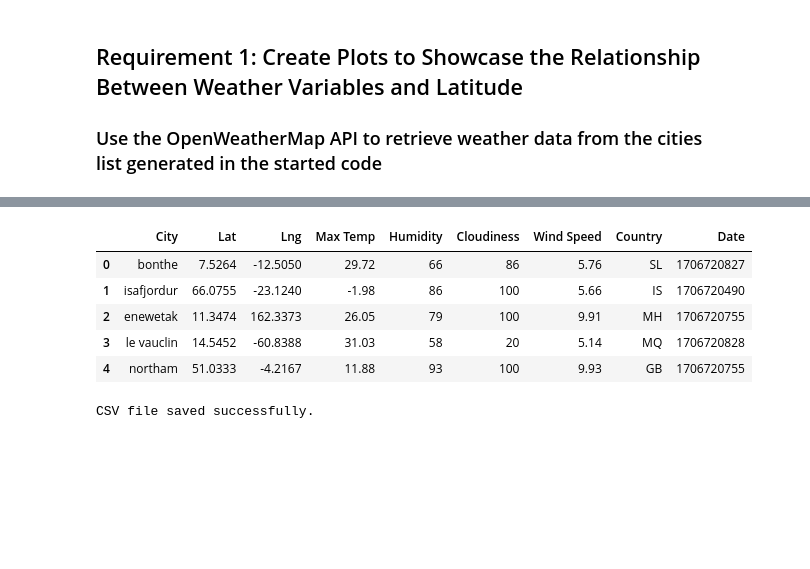
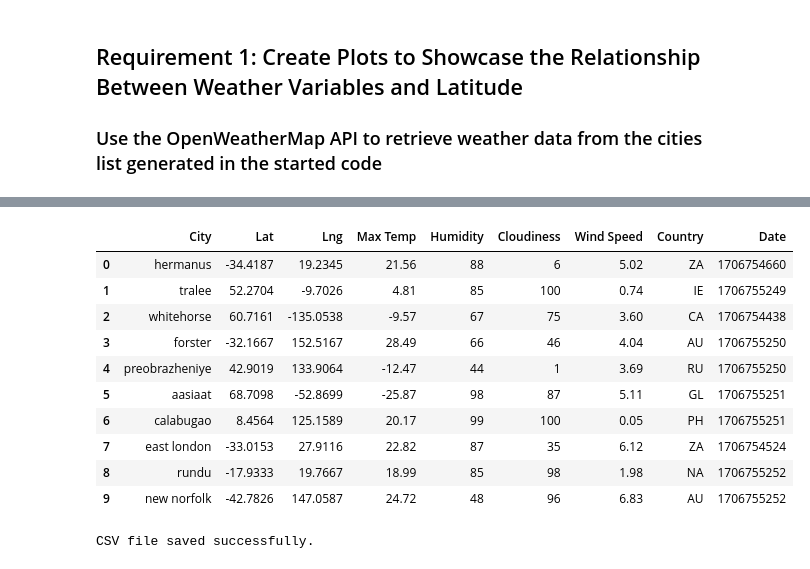
Before and after one commit to owenpollard97/python-api-challenge, a Jupyter notebook: WeatherPy/WeatherPy.ipynb, the cells around one changed output, grey strips where cells are left out. Drawn from its saved outputs; the diff is of its cells as text; code cells hidden in the pictures; blank space fills up the shorter version.

```diff
--- a/WeatherPy/WeatherPy.ipynb
+++ b/WeatherPy/WeatherPy.ipynb
@@ -51,14 +51,16 @@ Number of cities in this list: 623
 
 ### Use the OpenWeatherMap API to retrieve weather data from the cities list generated in the started code
 # %%
+import requests
+
 # Set the API base URL
-url = api.openweathermap.org/data/2.5/weather/lat={lat}&lon={lon}&appid={API key}
+url = 'https://api.openweathermap.org/data/2.5/weather?lat={lat}&lon={lon}&appid={e4c59d5127e16689fe9efa59292b42b6}'
 
 # Define an empty list to fetch the weather data for each city
 city_data = []
 
 # Print to logger
-print("Beginning Data Retrieval     ")
+print("Beginning Data Retrieval")
 print("-----------------------------")
 
 # Create counters
@@ -66,15 +68,14 @@ record_count = 1
 set_count = 1
 
 # Loop through all the cities in our list to fetch weather data
-for i, city in enumerate(cities):
-
+for i, city in enumerate([]):
     # Group cities in sets of 50 for logging purposes
     if (i % 50 == 0 and i >= 50):
         set_count += 1
         record_count = 0
 
     # Create endpoint URL with each city
-    city_url = # YOUR CODE HERE
+    city_url = f"{url}appid={weather_api_key}&q={city}&units=metric"
 
     # Log the url, record, and set numbers
     print("Processing Record %s of Set %s | %s" % (record_count, set_count, city))
@@ -84,8 +85,8 @@ for i, city in enumerate(cities):
 
     # Run an API request for each of the cities
     try:
-        # Parse the JSON and retrieve data
-        city_weather = # YOUR CODE HERE
+        response = requests.get(city_url)
+        city_weather = response.json()
 
         # Parse out latitude, longitude, max temp, humidity, cloudiness, wind speed, country, and date
         city_lat = city_weather["coord"]["lat"]
@@ -98,15 +99,17 @@ for i, city in enumerate(cities):
         city_date = city_weather["dt"]
 
         # Append the City information into city_data list
-        city_data.append({"City": city,
-                          "Lat": city_lat,
-                          "Lng": city_lng,
-                          "Max Temp": city_max_temp,
-                          "Humidity": city_humidity,
-                          "Cloudiness": city_clouds,
-                          "Wind Speed": city_wind,
-                          "Country": city_country,
-                          "Date": city_date})
+        city_data.append({
+            "City": city,
+            "Lat": city_lat,
+            "Lng": city_lng,
+            "Max Temp": city_max_temp,
+            "Humidity": city_humidity,
+            "Cloudiness": city_clouds,
+            "Wind Speed": city_wind,
+            "Country": city_country,
+            "Date": city_date
+        })
 
     # If an error is experienced, skip the city
     except:
@@ -115,6 +118,6 @@ for i, city in enumerate(cities):
 
 # Indicate that Data Loading is complete
 print("-----------------------------")
-print("Data Retrieval Complete      ")
+print("Data Retrieval Complete")
 print("-----------------------------")
 # %% [output]
@@ -242,0 +226,5 @@ dtype: int64
+# %%
+city_data_df = pd.DataFrame(city_data)
+
+# Show Record Count
+city_data_df.count()
@@ -243,13 +242,18 @@ dtype: int64
 # %%
 # Display sample data
-city_data_df.head()
+city_data_df.head(10)
 # %% [output]
 |  | City | Lat | Lng | Max Temp | Humidity | Cloudiness | Wind Speed | Country | Date |
-| 0 | bonthe | 7.5264 | -12.5050 | 29.72 | 66 | 86 | 5.76 | SL | 1706720827 |
-| 1 | isafjordur | 66.0755 | -23.1240 | -1.98 | 86 | 100 | 5.66 | IS | 1706720490 |
-| 2 | enewetak | 11.3474 | 162.3373 | 26.05 | 79 | 100 | 9.91 | MH | 1706720755 |
-| 3 | le vauclin | 14.5452 | -60.8388 | 31.03 | 58 | 20 | 5.14 | MQ | 1706720828 |
-| 4 | northam | 51.0333 | -4.2167 | 11.88 | 93 | 100 | 9.93 | GB | 1706720755 |
+| 0 | hermanus | -34.4187 | 19.2345 | 21.56 | 88 | 6 | 5.02 | ZA | 1706754660 |
+| 1 | tralee | 52.2704 | -9.7026 | 4.81 | 85 | 100 | 0.74 | IE | 1706755249 |
+| 2 | whitehorse | 60.7161 | -135.0538 | -9.57 | 67 | 75 | 3.60 | CA | 1706754438 |
+| 3 | forster | -32.1667 | 152.5167 | 28.49 | 66 | 46 | 4.04 | AU | 1706755250 |
+| 4 | preobrazheniye | 42.9019 | 133.9064 | -12.47 | 44 | 1 | 3.69 | RU | 1706755250 |
+| 5 | aasiaat | 68.7098 | -52.8699 | -25.87 | 98 | 87 | 5.11 | GL | 1706755251 |
+| 6 | calabugao | 8.4564 | 125.1589 | 20.17 | 99 | 100 | 0.05 | PH | 1706755251 |
+| 7 | east london | -33.0153 | 27.9116 | 22.82 | 87 | 35 | 6.12 | ZA | 1706754524 |
+| 8 | rundu | -17.9333 | 19.7667 | 18.99 | 85 | 98 | 1.98 | NA | 1706755252 |
+| 9 | new norfolk | -42.7826 | 147.0587 | 24.72 | 48 | 96 | 6.83 | AU | 1706755252 |
 # %%
 # Export the City_Data into a csv
 import os
```
Also changed, not shown: parts of 22 cells of this notebook, 6 other files.
